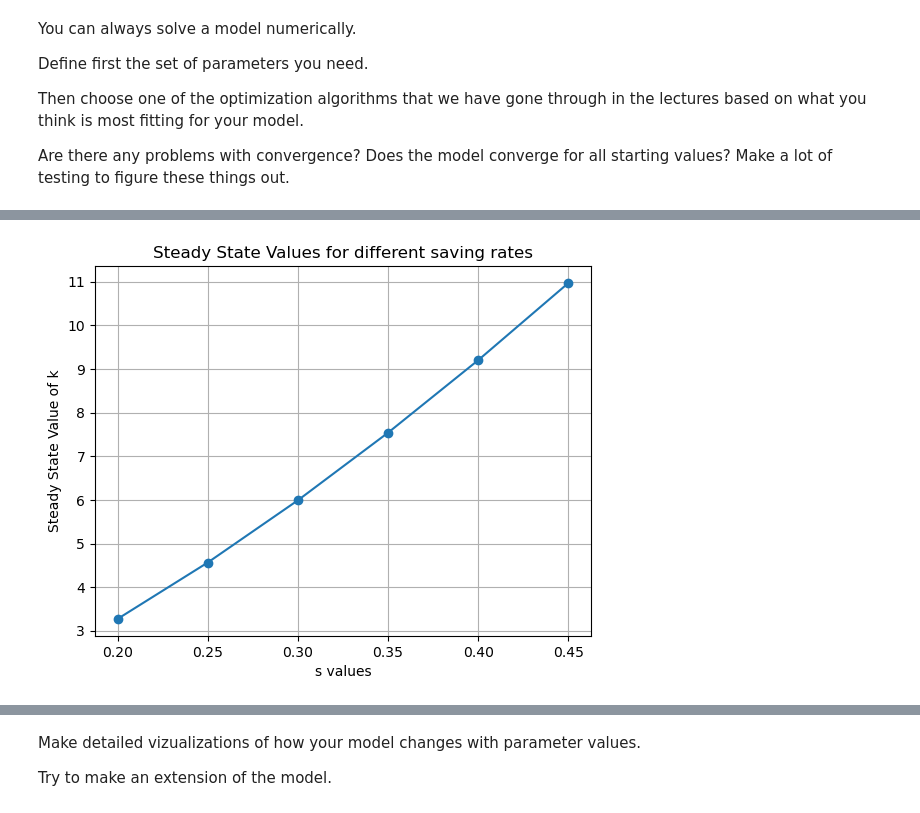
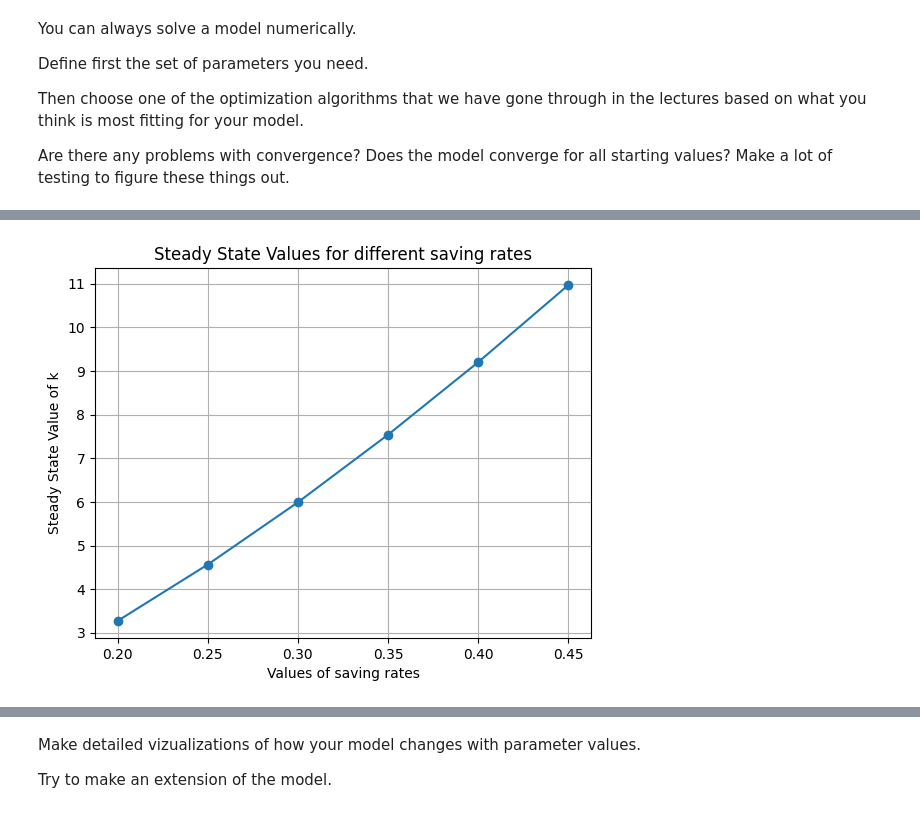
Before and after one commit to NumEconCopenhagen/projects-2024-simon-katrine, a Jupyter notebook: modelproject/modelproject.ipynb, the cells around one changed output, grey strips where cells are left out. Saved outputs shown, nothing was run; the diff lists cells and outputs as text; code cells hidden in the pictures.

```diff
--- a/modelproject/modelproject.ipynb
+++ b/modelproject/modelproject.ipynb
@@ -164,14 +167,14 @@ steady_states = []
 
 # Calculate steady state for each n value
 for n in n_values:
-    obj_kss = lambda k: k - (1/(1+n))*k*(s*k**(alpha-1)+(1-delta))**(1-phi)
+    obj_kss = lambda k: k - transaction_equation(k, s, alpha, delta, n, phi)
     result = optimize.root_scalar(obj_kss, bracket=[0.1, 100], method='brentq')
     steady_states.append(result.root)
 
 # Plotting
 plt.plot(n_values, steady_states, marker='o')
 plt.title('Steady State Values for different population growth rates')
-plt.xlabel('n values')
+plt.xlabel('Values of population growth rates')
 plt.ylabel('Steady State Value of k')
 plt.grid(True)
 plt.show()
@@ -184,26 +185,26 @@ In this graph we can see the steady state value of k becomes smaller when there
 # %%
 # We create a list for different values of s, so we can see how it effects the steady state
 s_values = [0.2, 0.25, 0.3, 0.35, 0.4, 0.45]
 
 # We make sure that n is equal to our baseline model
 n = 0.02
 
 # Create a empty list for the steady states
 steady_states = []
 
 # Calculate steady state for each n value
 for s in s_values:
-    obj_kss = lambda k: k - (1/(1+n))*k*(s*k**(alpha-1)+(1-delta))**(1-phi)
+    obj_kss = lambda k: k - transaction_equation(k, s, alpha, delta, n, phi)
     result = optimize.root_scalar(obj_kss, bracket=[0.1, 100], method='brentq')
     steady_states.append(result.root)
 
 # Plotting
 plt.plot(s_values, steady_states, marker='o')
 plt.title('Steady State Values for different saving rates')
-plt.xlabel('s values')
+plt.xlabel('Values of saving rates')
 plt.ylabel('Steady State Value of k')
 plt.grid(True)
 plt.show()
 # %% [output]
-[figure, old version]
+[figure, new version]
 # %% [markdown]
```
Also changed, not shown: parts of 20 cells of this notebook.
